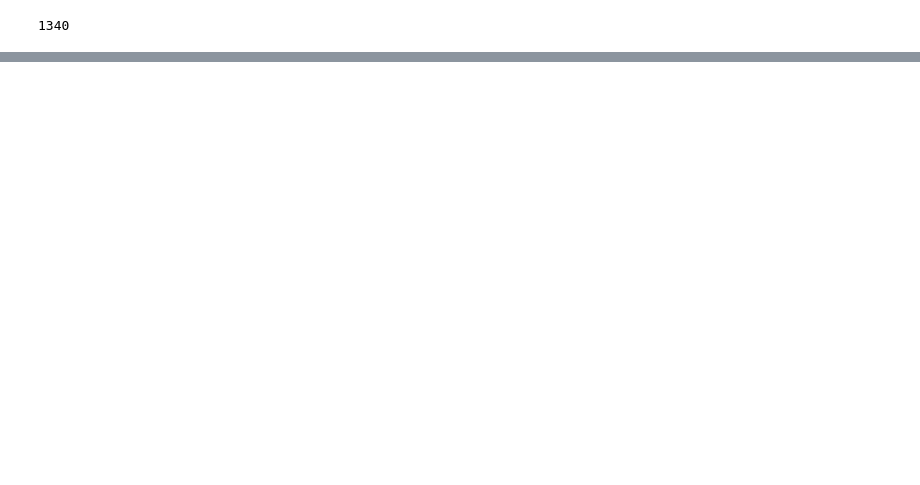
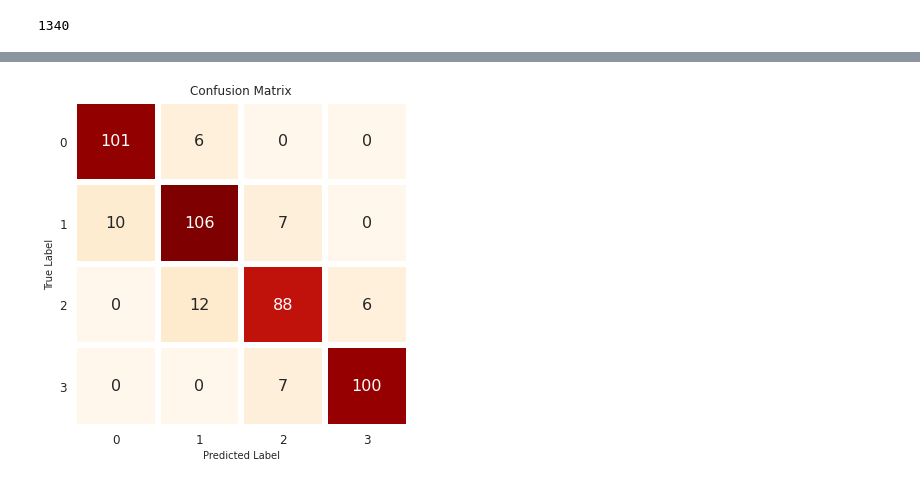
Before and after one commit to JyotiChiluka/Mobile-Price-Range-Prediction_Classification, a Jupyter notebook: Mobile_Price_Range_Prediction.ipynb, the cells around one changed output, grey strips where cells are left out. Cells and saved outputs as stored; diff of their text form; code cells hidden in the pictures; blank space fills up the shorter version.

```diff
--- a/Mobile_Price_Range_Prediction.ipynb
+++ b/Mobile_Price_Range_Prediction.ipynb
@@ -809,0 +814,16 @@ weighted avg       0.80      0.80      0.80       660
+# %%
+state = 12
+test_size = 0.33
+X_train, X_val, y_train, y_val = train_test_split(X_train, y_train,
+    test_size=test_size, random_state=state)
+# %%
+#Find the best learning rate value
+lr_list = [0.05, 0.075, 0.1, 0.25, 0.5, 0.75, 1]
+
+for learning_rate in lr_list:
+    gb_clf = GradientBoostingClassifier(n_estimators=20, learning_rate=learning_rate, max_depth=2, random_state=0)
+    gb_clf.fit(X_train, y_train)
+
+    print("Learning rate: ", learning_rate)
+    print("Accuracy score (training): {0:.3f}".format(gb_clf.score(X_train, y_train)))
+    print("Accuracy score (validation): {0:.3f}".format(gb_clf.score(X_val, y_val)))
@@ -809,0 +852,11 @@ weighted avg       0.80      0.80      0.80       660
+# %%
+gb_clf2 = GradientBoostingClassifier(n_estimators=20, learning_rate=1, max_depth=2, random_state=0)
+gb_clf2.fit(X_train, y_train)
+predictions = gb_clf2.predict(X_val)
+
+
+print("Confusion Matrix:")
+print(confusion_matrix(y_val, predictions))
+
+print("Classification Report")
+print(classification_report(y_val, predictions))
@@ -809,0 +880,18 @@ weighted avg       0.80      0.80      0.80       660
+# %%
+#Plotting the confusion matrix for train set
+cm = confusion_matrix(y_val, predictions)
+
+df1 = pd.DataFrame(columns=["0","1","2","3"], index= ["0","1","2","3"], data= cm )
+
+f,ax = plt.subplots(figsize=(6,6))
+
+sns.heatmap(df1, annot=True,cmap="OrRd", fmt= '.0f',
+            ax=ax,linewidths = 5, cbar = False,annot_kws={"size": 16})
+plt.xlabel("Predicted Label")
+plt.xticks(size = 12)
+plt.yticks(size = 12, rotation = 0)
+plt.ylabel("True Label")
+plt.title("Confusion Matrix", size = 12)
+plt.show()
+# %% [output]
+[figure, added]
```
Also changed, not shown: parts of 38 cells of this notebook.
